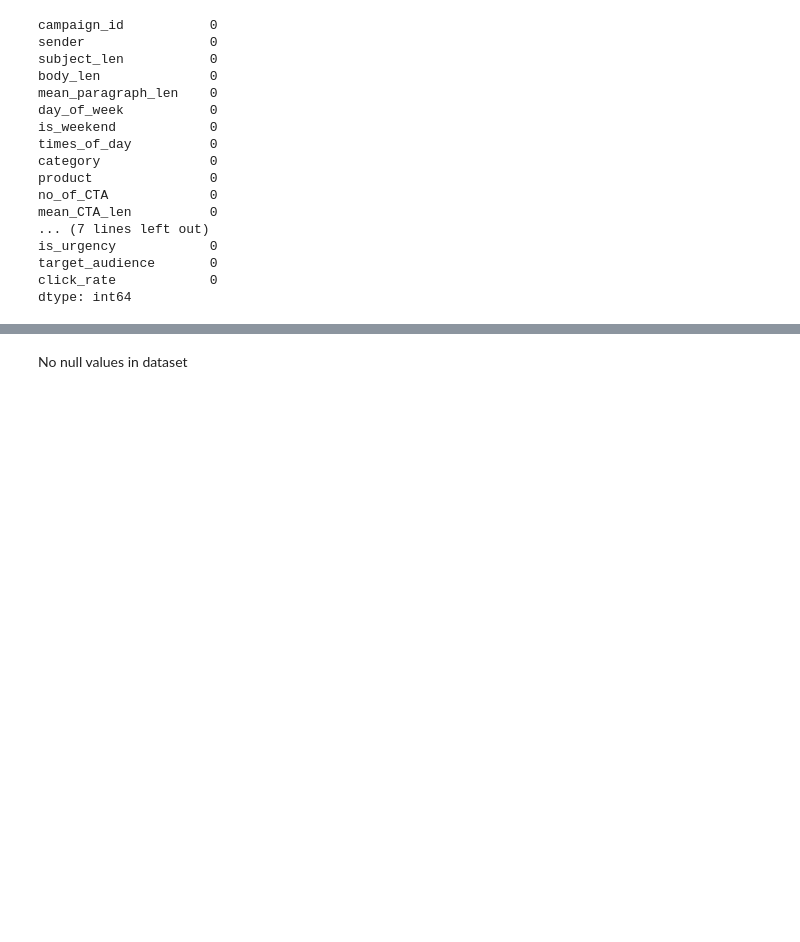
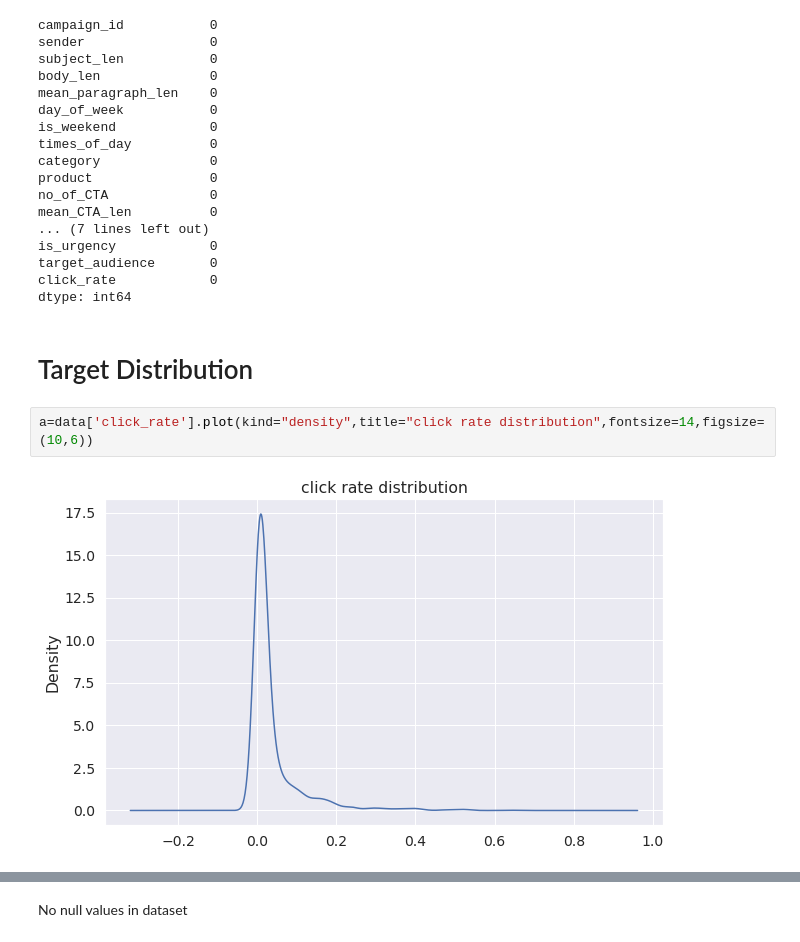
Before and after one commit to SakshamTripathi1996/CTR-for-email-campaigns, a Jupyter notebook: CTR_for_email_campaigns.ipynb, the cells around one changed output, grey strips where cells are left out. Cells and saved outputs as stored; diff of their text form; blank space fills up the shorter version.

```diff
--- a/CTR_for_email_campaigns.ipynb
+++ b/CTR_for_email_campaigns.ipynb
@@ -165,3 +166,9 @@ is_urgency            0
 target_audience       0
 click_rate            0
 dtype: int64
+# %% [markdown]
+# Target Distribution
+# %%
+a=data['click_rate'].plot(kind="density",title="click rate distribution",fontsize=14,figsize=(10,6))
+# %% [output]
+[figure, added]
```
Also changed, not shown: parts of 55 cells of this notebook.
